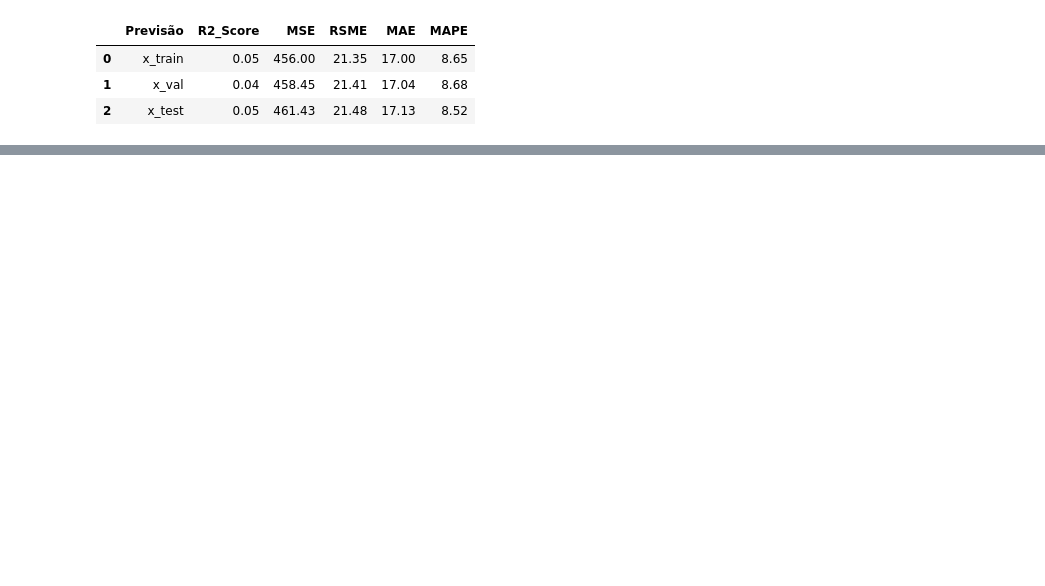
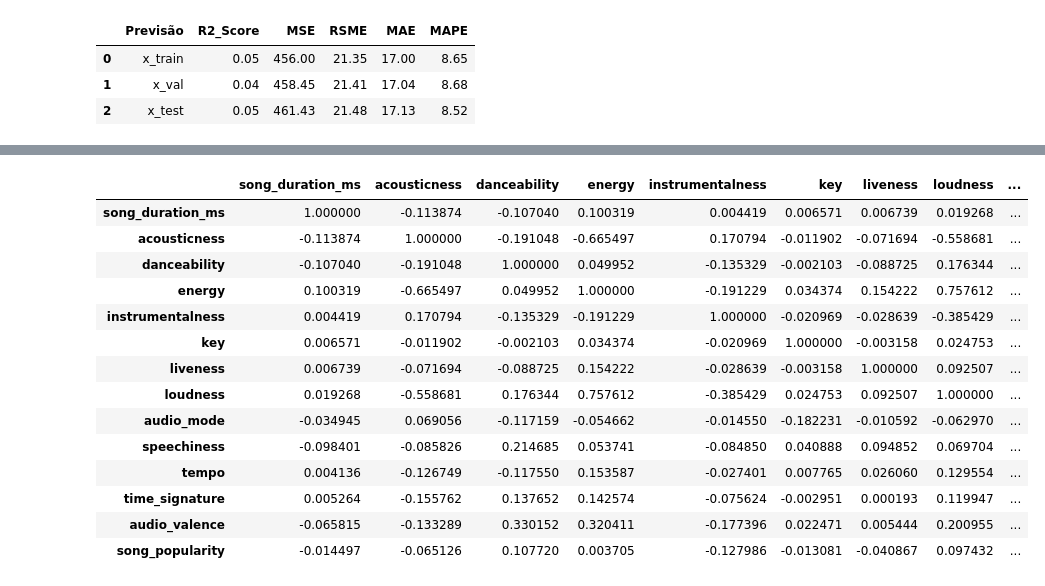
Before and after one commit to bvmcosta/ensaio-machine-learning, a Jupyter notebook: ensaio_regressao_organizado.ipynb, the cells around one changed output, grey strips where cells are left out. Drawn from its saved outputs; the diff is of its cells as text; code cells hidden in the pictures; blank space fills up the shorter version.

```diff
--- a/ensaio_regressao_organizado.ipynb
+++ b/ensaio_regressao_organizado.ipynb
@@ -51,7 +54,7 @@ Index(['song_popularity'], dtype='object')
 # %% [markdown]
 # 3) Linear Regression
 # %%
-lr_model = lr.LinearRegression()
+lr_model = lm.LinearRegression()
 lr_model.fit(x_train, y_train)
 
 y_pred_lr1 = lr_model.predict(x_train)
@@ -600,0 +872,21 @@ df20 = pd.DataFrame.from_dict({'Modelo'})
+# %%
+x_train['song_popularity'] = y_train['song_popularity']
+matriz_corr = x_train.corr()
+matriz_corr
+#matriz_corr['song_popularity']
+# %% [output]
+|  | song_duration_ms | acousticness | danceability | energy | instrumentalness | key | liveness | loudness | ... |
+| song_duration_ms | 1.000000 | -0.113874 | -0.107040 | 0.100319 | 0.004419 | 0.006571 | 0.006739 | 0.019268 | ... |
+| acousticness | -0.113874 | 1.000000 | -0.191048 | -0.665497 | 0.170794 | -0.011902 | -0.071694 | -0.558681 | ... |
+| danceability | -0.107040 | -0.191048 | 1.000000 | 0.049952 | -0.135329 | -0.002103 | -0.088725 | 0.176344 | ... |
+| energy | 0.100319 | -0.665497 | 0.049952 | 1.000000 | -0.191229 | 0.034374 | 0.154222 | 0.757612 | ... |
+| instrumentalness | 0.004419 | 0.170794 | -0.135329 | -0.191229 | 1.000000 | -0.020969 | -0.028639 | -0.385429 | ... |
+| key | 0.006571 | -0.011902 | -0.002103 | 0.034374 | -0.020969 | 1.000000 | -0.003158 | 0.024753 | ... |
+| liveness | 0.006739 | -0.071694 | -0.088725 | 0.154222 | -0.028639 | -0.003158 | 1.000000 | 0.092507 | ... |
+| loudness | 0.019268 | -0.558681 | 0.176344 | 0.757612 | -0.385429 | 0.024753 | 0.092507 | 1.000000 | ... |
+| audio_mode | -0.034945 | 0.069056 | -0.117159 | -0.054662 | -0.014550 | -0.182231 | -0.010592 | -0.062970 | ... |
+| speechiness | -0.098401 | -0.085826 | 0.214685 | 0.053741 | -0.084850 | 0.040888 | 0.094852 | 0.069704 | ... |
+| tempo | 0.004136 | -0.126749 | -0.117550 | 0.153587 | -0.027401 | 0.007765 | 0.026060 | 0.129554 | ... |
+| time_signature | 0.005264 | -0.155762 | 0.137652 | 0.142574 | -0.075624 | -0.002951 | 0.000193 | 0.119947 | ... |
+| audio_valence | -0.065815 | -0.133289 | 0.330152 | 0.320411 | -0.177396 | 0.022471 | 0.005444 | 0.200955 | ... |
+| song_popularity | -0.014497 | -0.065126 | 0.107720 | 0.003705 | -0.127986 | -0.013081 | -0.040867 | 0.097432 | ... |
```
Also changed, not shown: parts of 24 cells of this notebook.
